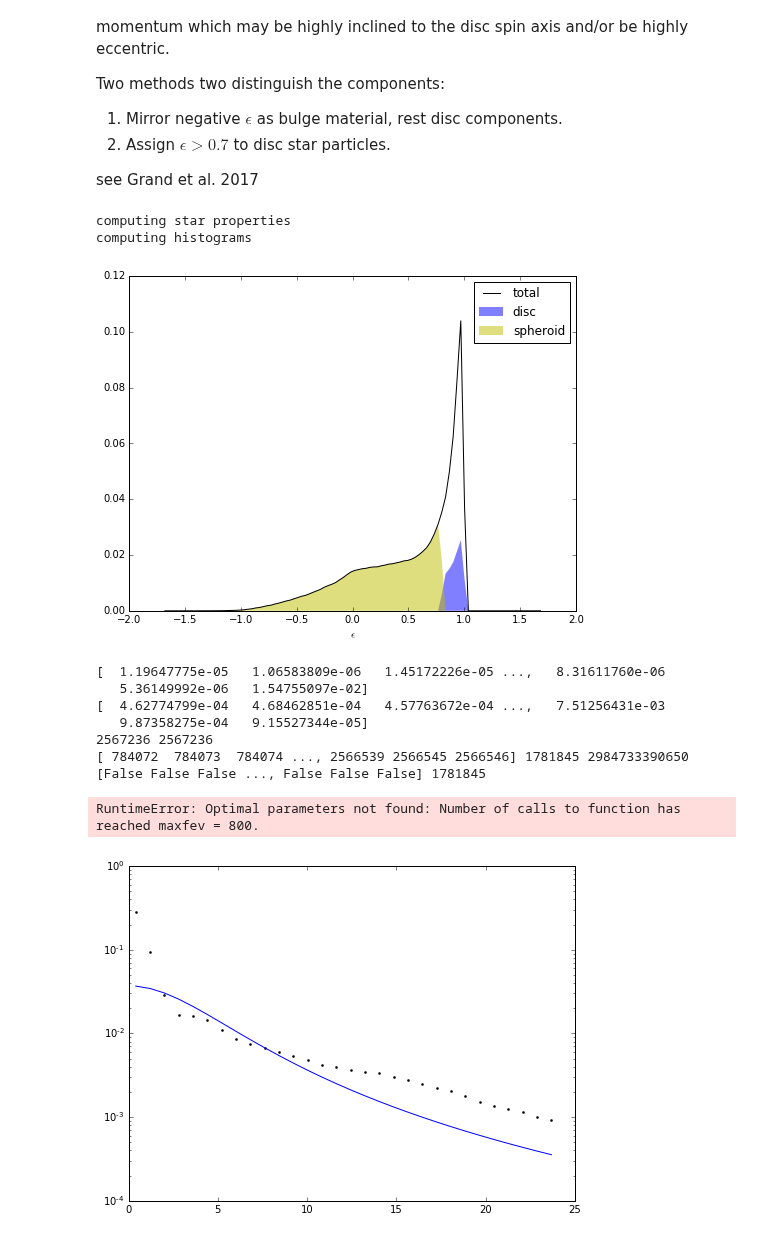
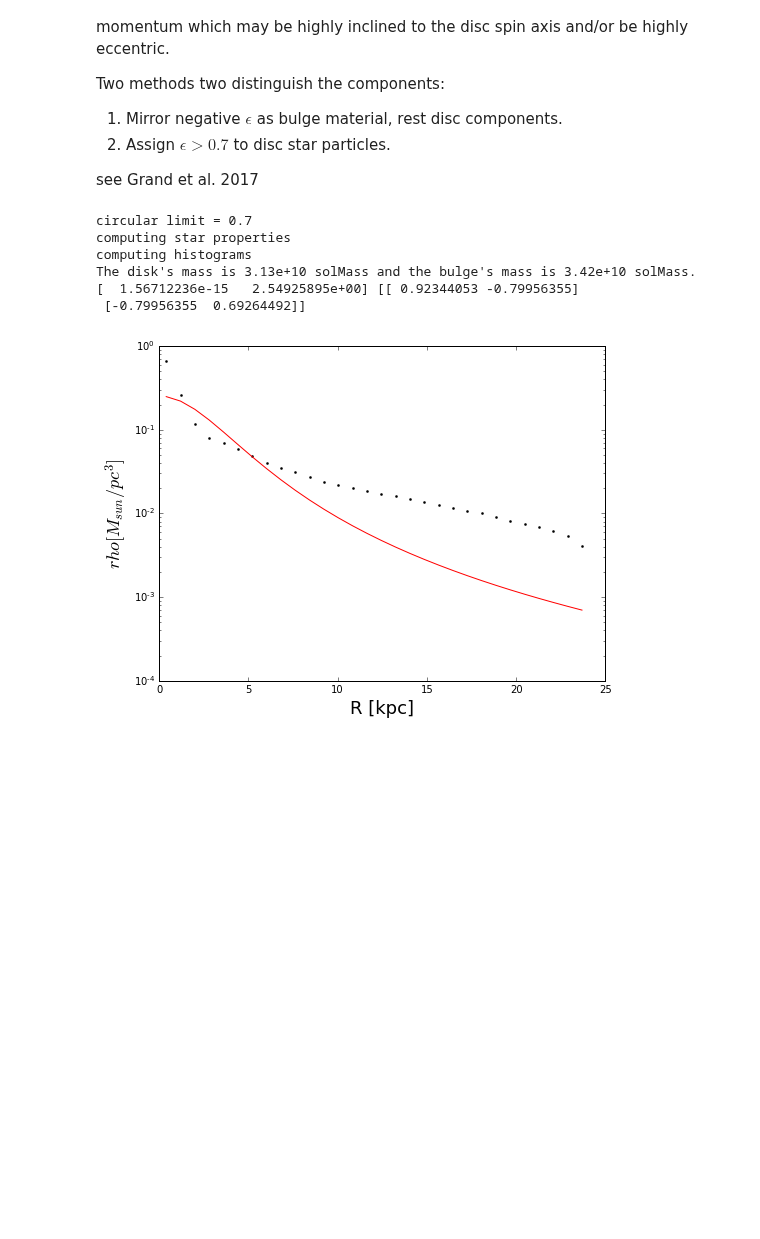
Before and after one commit to sophialilleengen/masterproject, a Jupyter notebook: notebooks/1decomp_bulge_disk.ipynb, the cells around one changed output. Cells and saved outputs as stored; diff of their text form; code cells hidden in the pictures; blank space fills up the shorter version.

```diff
--- a/notebooks/1decomp_bulge_disk.ipynb
+++ b/notebooks/1decomp_bulge_disk.ipynb
@@ -24,9 +33,15 @@ from auriga_basics import *
 # %%
 level = 4
 if machine == 'magny':
+    filedir = "/home/extmilan/masterthesis/files/"
     basedir = "/hits/universe/GigaGalaxy/level4_MHD/"
+    plotdir = "/home/extmilan/masterthesis/plots/"
 elif machine == 'mac':
+    filedir = "/Users/smilanov/Documents/masterthesis/auriga_files/files/"
     basedir = "/Users/smilanov/Desktop/Auriga/level4/"
+    plotdir = "/Users/smilanov/Documents/masterthesis/auriga_files/plots/"
+else:
+    raise NotADirectoryError
 j = 0
 for halo_number in [24]:  # range(1, 31):
     halodir = basedir+"halo_{0}/".format(halo_number)
@@ -244,20 +309,18 @@ def decomp(s, circ_val = 0.8, plotter = False):
     return(disk_ID, spheroid_ID, rho, poptd)
 # %%
-disk_ID, spheroid_ID, rho, poptd = decomp(s, plotter = 1)
+#for i in [0.4,0.5,0.6,0.7,0.8]:
+for i in[ 0.7]:
+    print("circular limit = {}".format(i))
+    disk_ID, spheroid_ID, rho, poptd = decomp(s, plotter = 0, circ_val=i)
 #print(ID.shape, eps2.shape, istars.shape)
 # %% [output]
+circular limit = 0.7
 computing star properties
 computing histograms
+The disk's mass is 3.13e+10 solMass and the bulge's mass is 3.42e+10 solMass.
+[  1.56712236e-15   2.54925895e+00] [[ 0.92344053 -0.79956355]
+ [-0.79956355  0.69264492]]
-[figure, old version]
+[figure, new version]
-[  1.19647775e-05   1.06583809e-06   1.45172226e-05 ...,   8.31611760e-06
-   5.36149992e-06   1.54755097e-02]
-[  4.62774799e-04   4.68462851e-04   4.57763672e-04 ...,   7.51256431e-03
-   9.87358275e-04   9.15527344e-05]
-2567236 2567236
-[ 784072  784073  784074 ..., 2566539 2566545 2566546] 1781845 2984733390650
-[False False False ..., False False False] 1781845
-RuntimeError: Optimal parameters not found: Number of calls to function has reached maxfev = 800.
-[figure, removed]
 # %%
 i_spher = np.isin(s.id, spheroid_ID)
 z_spher, y_spher, x_spher = s.pos[:,0][i_spher], s.pos[:,1][i_spher], s.pos[:,2][i_spher]
```
Also changed, not shown: parts of 4 cells of this notebook, 4 other files.
